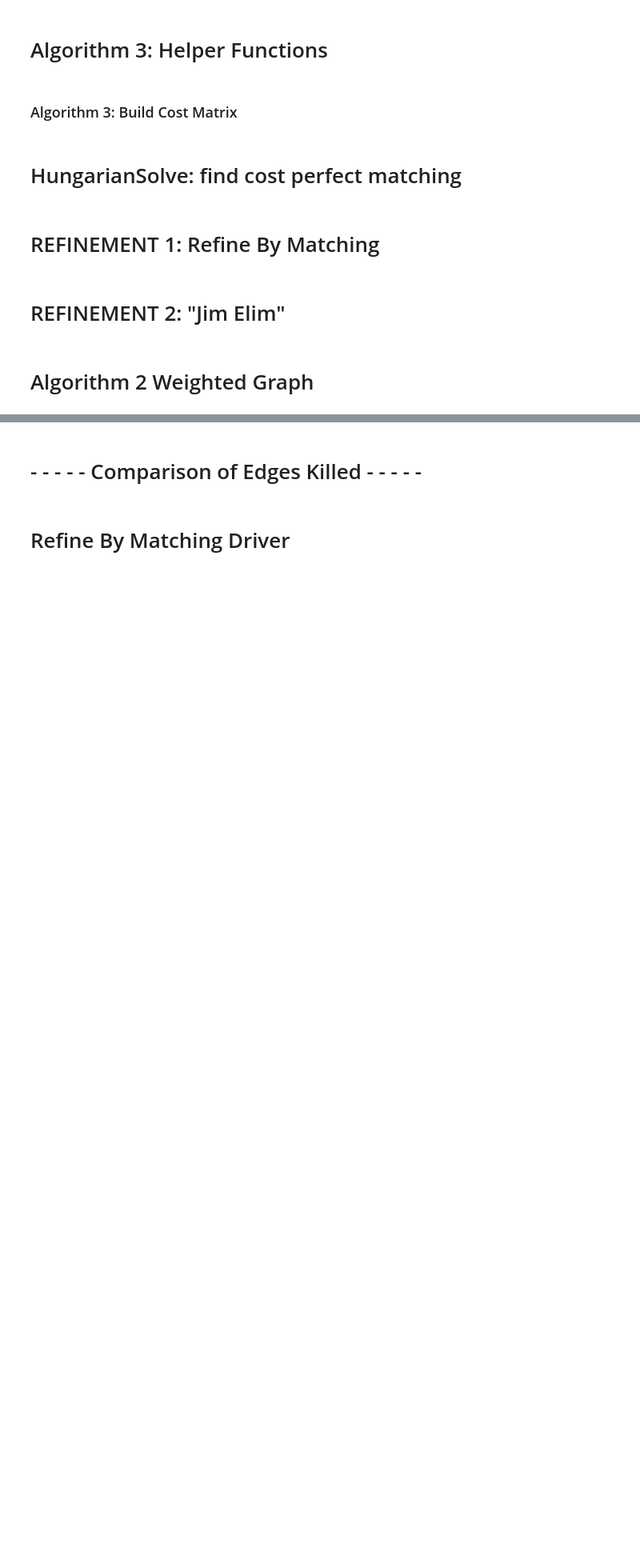
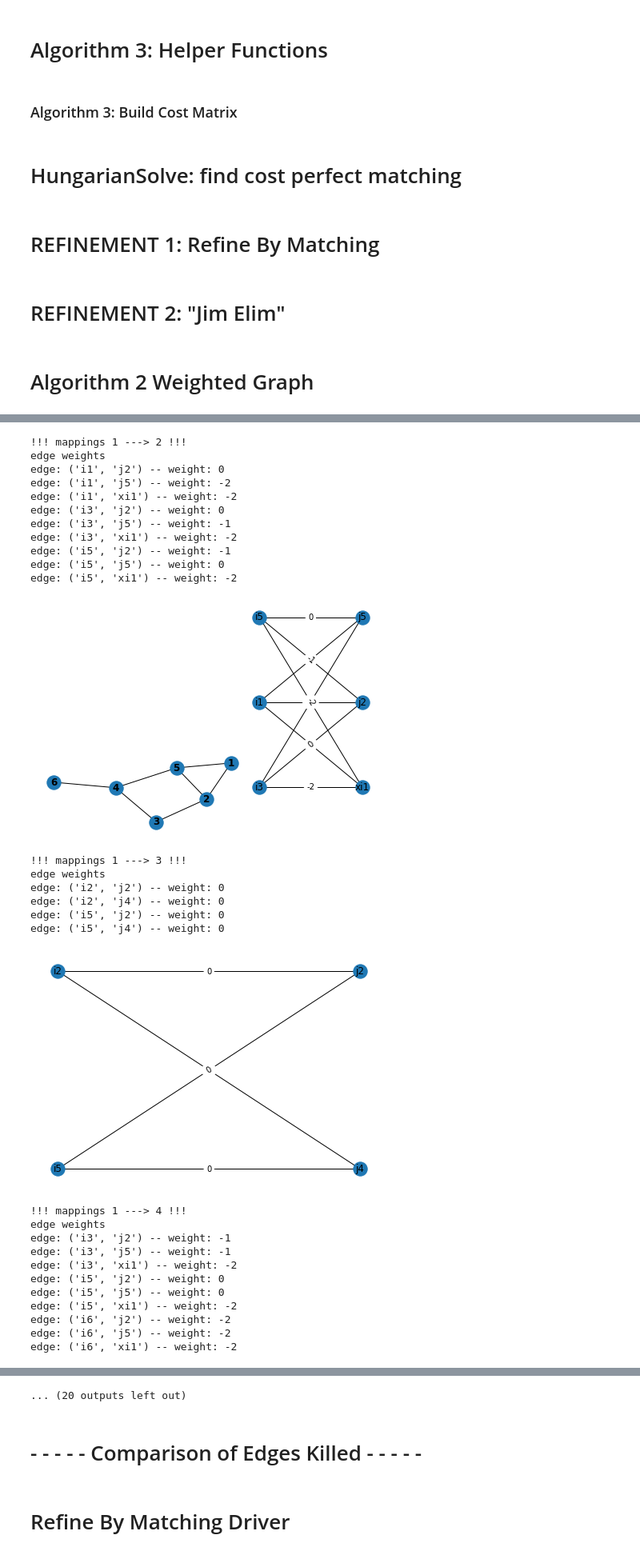
Before and after one commit to hhicks13/benchmarking-dasg, a Jupyter notebook: kas-benchmark.ipynb, the cells around one changed output, grey strips where cells are left out. Shown: that part at 80% size. Saved outputs shown, nothing was run; the diff lists cells and outputs as text; code cells hidden in the pictures; blank space fills up the shorter version.

```diff
--- a/kas-benchmark.ipynb
+++ b/kas-benchmark.ipynb
@@ -499,23 +552,2 @@ def weighted_permutation_graph(G_A,P_A,Ef_A,k_A):
 # %% [markdown]
 # Algorithm 2 Weighted Graph
-# %%
-#
-#
-nx.draw(G_A,with_labels=True,font_weight='bold')
-#
-# variables
-#
-k_A = 1
-w0,Rho = _solve_matching(G_A,Ef_A,k_A)
-print(f"Prior to preprocessing: \n{_mat(Rho)}")
-
-#
-# initialization
-#
-T,stack = _initialize(Rho)
-print(f"Number of mappings to be eliminated: {T}")
-print(f"Stack of mappings to be eliminated:")
-for e in stack:print(e)
-print(f"Above should correspond with Rho: \n{_mat(Rho)}")
-
-# while t.e. weights
@@ -545,0 +648,53 @@ The iterable function was deprecated in Matplotlib 3.1 and will be removed in 3.
+# %%
+#
+#
+nx.draw(G_A,with_labels=True,font_weight='bold')
+#
+# variables
+#
+k_A = 1
+jim_elim_while(G_A,Ef_A,k_A)
+
+# while t.e. weights
+#Initiation:
+#for all pairs i and j, solve matching problem on ij.
+#If matching score is <= 2* budget
+#    \overline{P}_{ij} = score
+#Else
+#   \overline{P}_{ij} = \infty
+#   for every (i','j) already tested with i,j neighbors of at least one of i' and j', \overline{P}_{ij} += 4
+
+
+#
+# initialization
+# %% [output]
+!!! mappings 1 ---> 2 !!!
+edge weights
+edge: ('i1', 'j2') -- weight: 0
+edge: ('i1', 'j5') -- weight: -2
+edge: ('i1', 'xi1') -- weight: -2
+edge: ('i3', 'j2') -- weight: 0
+edge: ('i3', 'j5') -- weight: -1
+edge: ('i3', 'xi1') -- weight: -2
+edge: ('i5', 'j2') -- weight: -1
+edge: ('i5', 'j5') -- weight: 0
+edge: ('i5', 'xi1') -- weight: -2
+[figure, added]
+!!! mappings 1 ---> 3 !!!
+edge weights
+edge: ('i2', 'j2') -- weight: 0
+edge: ('i2', 'j4') -- weight: 0
+edge: ('i5', 'j2') -- weight: 0
+edge: ('i5', 'j4') -- weight: 0
+[figure, added]
+!!! mappings 1 ---> 4 !!!
+edge weights
+edge: ('i3', 'j2') -- weight: -1
+edge: ('i3', 'j5') -- weight: -1
+edge: ('i3', 'xi1') -- weight: -2
+edge: ('i5', 'j2') -- weight: 0
+edge: ('i5', 'j5') -- weight: 0
+edge: ('i5', 'xi1') -- weight: -2
+edge: ('i6', 'j2') -- weight: -2
+edge: ('i6', 'j5') -- weight: -2
+edge: ('i6', 'xi1') -- weight: -2
@@ -546,3 +733,4 @@ The iterable function was deprecated in Matplotlib 3.1 and will be removed in 3.
+... (20 outputs left out)
 # %% [markdown]
 #  - - - - - Comparison of Edges Killed - - - - -
 # %% [markdown]
```
Also changed, not shown: parts of 12 cells of this notebook.
